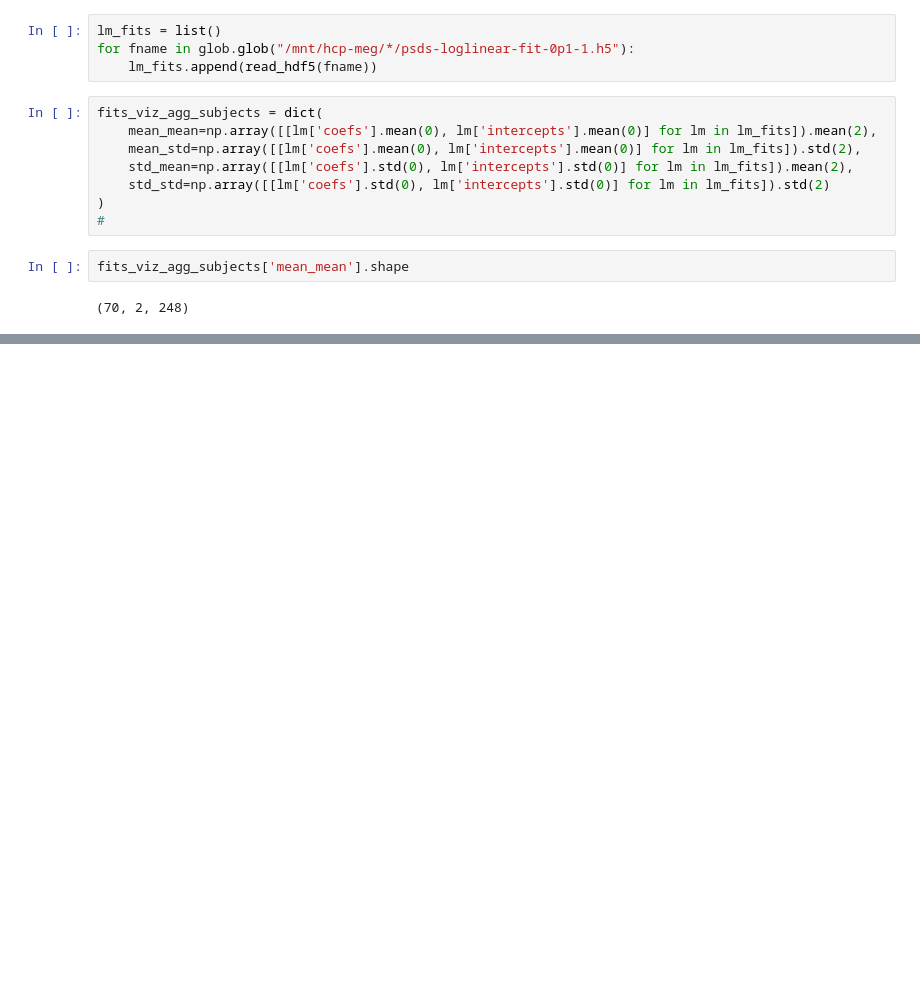
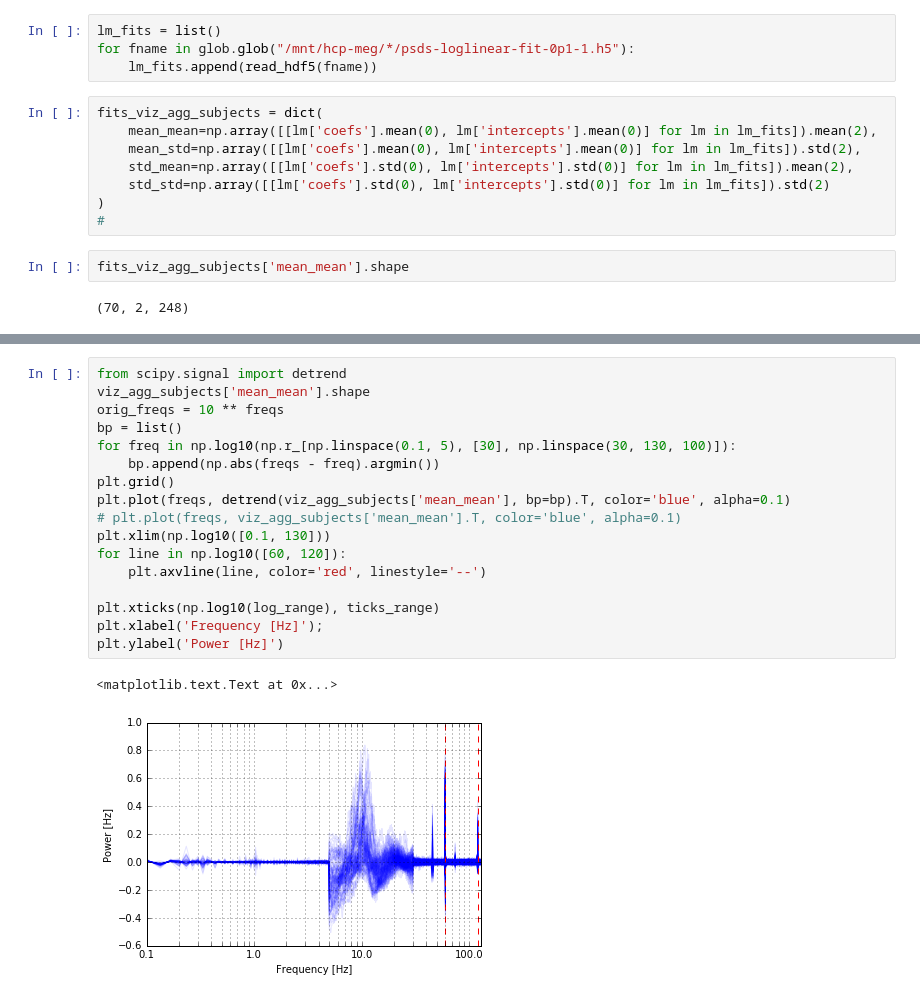
Before and after one commit to neurospin/meg_study_dynamic_scales, a Jupyter notebook: scripts/plot_figures_one.ipynb, the cells around one changed output, grey strips where cells are left out. Drawn from its saved outputs; the diff is of its cells as text; blank space fills up the shorter version.

```diff
--- a/scripts/plot_figures_one.ipynb
+++ b/scripts/plot_figures_one.ipynb
@@ -376,0 +387,20 @@ for ii, (ax, key) in enumerate(zip(axes.ravel(), keys)):
+# %%
+from scipy.signal import detrend
+viz_agg_subjects['mean_mean'].shape
+orig_freqs = 10 ** freqs
+bp = list()
+for freq in np.log10(np.r_[np.linspace(0.1, 5), [30], np.linspace(30, 130, 100)]):
+    bp.append(np.abs(freqs - freq).argmin())
+plt.grid()
+plt.plot(freqs, detrend(viz_agg_subjects['mean_mean'], bp=bp).T, color='blue', alpha=0.1)
+# plt.plot(freqs, viz_agg_subjects['mean_mean'].T, color='blue', alpha=0.1)
+plt.xlim(np.log10([0.1, 130]))
+for line in np.log10([60, 120]):
+    plt.axvline(line, color='red', linestyle='--')
+
+plt.xticks(np.log10(log_range), ticks_range)
+plt.xlabel('Frequency [Hz]');
+plt.ylabel('Power [Hz]')
+# %% [output]
+<matplotlib.text.Text at 0x...>
+[figure, added]
```
Also changed, not shown: parts of 7 cells of this notebook.
